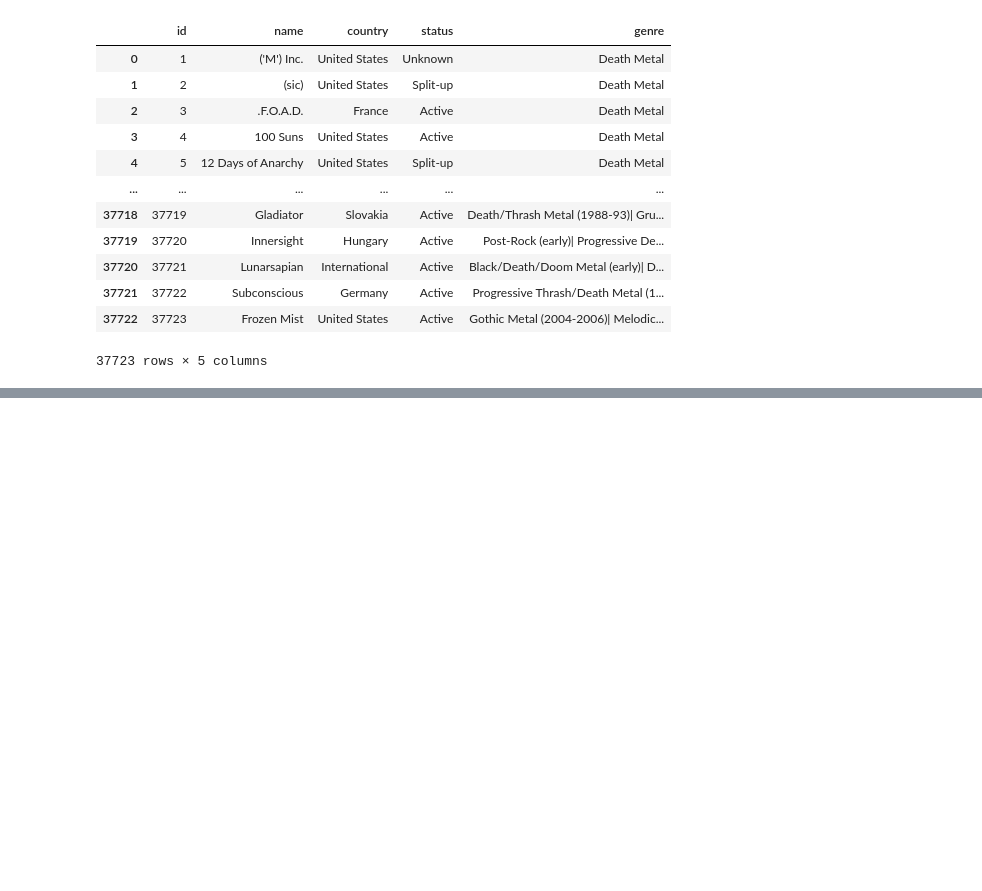
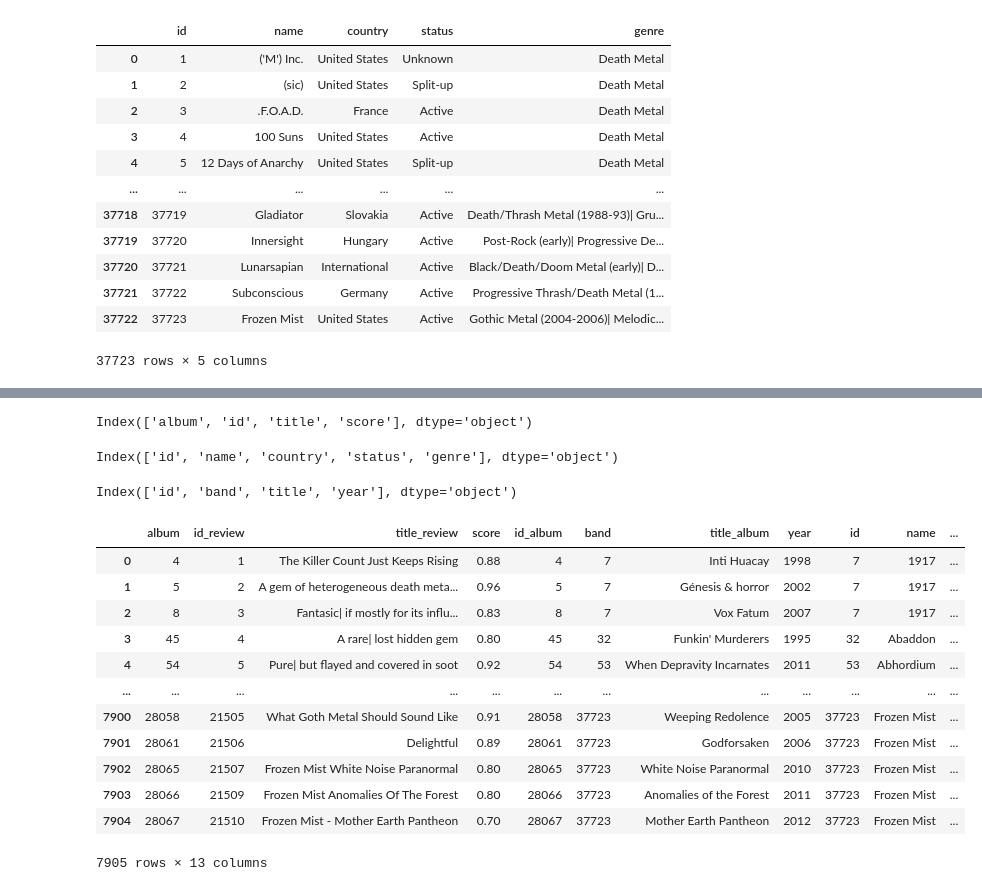
Before and after one commit to chainReactionCol/newRep, a Jupyter notebook: merged.ipynb, the cells around one changed output, grey strips where cells are left out. Saved outputs shown, nothing was run; the diff lists cells and outputs as text; code cells hidden in the pictures; blank space fills up the shorter version.

```diff
--- a/merged.ipynb
+++ b/merged.ipynb
@@ -213,0 +352,31 @@ BANDS_DF
+# %%
+df_reviews_avg.columns
+# %% [output]
+Index(['album', 'id', 'title', 'score'], dtype='object')
+# %%
+BANDS_DF.columns
+# %% [output]
+Index(['id', 'name', 'country', 'status', 'genre'], dtype='object')
+# %%
+albums.columns
+# %% [output]
+Index(['id', 'band', 'title', 'year'], dtype='object')
+# %%
+merged_df = pd.merge(df_reviews_avg, albums, left_on='album', right_on='id', suffixes=('_review', '_album'))
+merged_df = pd.merge(merged_df, BANDS_DF, left_on='band', right_on='id', suffixes=('', '_band'))
+# %%
+merged_df
+# %% [output]
+|  | album | id_review | title_review | score | id_album | band | title_album | year | id | name | ... |
+| 0 | 4 | 1 | The Killer Count Just Keeps Rising | 0.88 | 4 | 7 | Inti Huacay | 1998 | 7 | 1917 | ... |
+| 1 | 5 | 2 | A gem of heterogeneous death meta... | 0.96 | 5 | 7 | Génesis & horror | 2002 | 7 | 1917 | ... |
+| 2 | 8 | 3 | Fantasic| if mostly for its influ... | 0.83 | 8 | 7 | Vox Fatum | 2007 | 7 | 1917 | ... |
+| 3 | 45 | 4 | A rare| lost hidden gem | 0.80 | 45 | 32 | Funkin' Murderers | 1995 | 32 | Abaddon | ... |
+| 4 | 54 | 5 | Pure| but flayed and covered in soot | 0.92 | 54 | 53 | When Depravity Incarnates | 2011 | 53 | Abhordium | ... |
+| ... | ... | ... | ... | ... | ... | ... | ... | ... | ... | ... | ... |
+| 7900 | 28058 | 21505 | What Goth Metal Should Sound Like | 0.91 | 28058 | 37723 | Weeping Redolence | 2005 | 37723 | Frozen Mist | ... |
+| 7901 | 28061 | 21506 | Delightful | 0.89 | 28061 | 37723 | Godforsaken | 2006 | 37723 | Frozen Mist | ... |
+| 7902 | 28065 | 21507 | Frozen Mist White Noise Paranormal | 0.80 | 28065 | 37723 | White Noise Paranormal | 2010 | 37723 | Frozen Mist | ... |
+| 7903 | 28066 | 21509 | Frozen Mist Anomalies Of The Forest | 0.80 | 28066 | 37723 | Anomalies of the Forest | 2011 | 37723 | Frozen Mist | ... |
+| 7904 | 28067 | 21510 | Frozen Mist - Mother Earth Pantheon | 0.70 | 28067 | 37723 | Mother Earth Pantheon | 2012 | 37723 | Frozen Mist | ... |
+7905 rows × 13 columns
```
Also changed, not shown: parts of 22 cells of this notebook.
